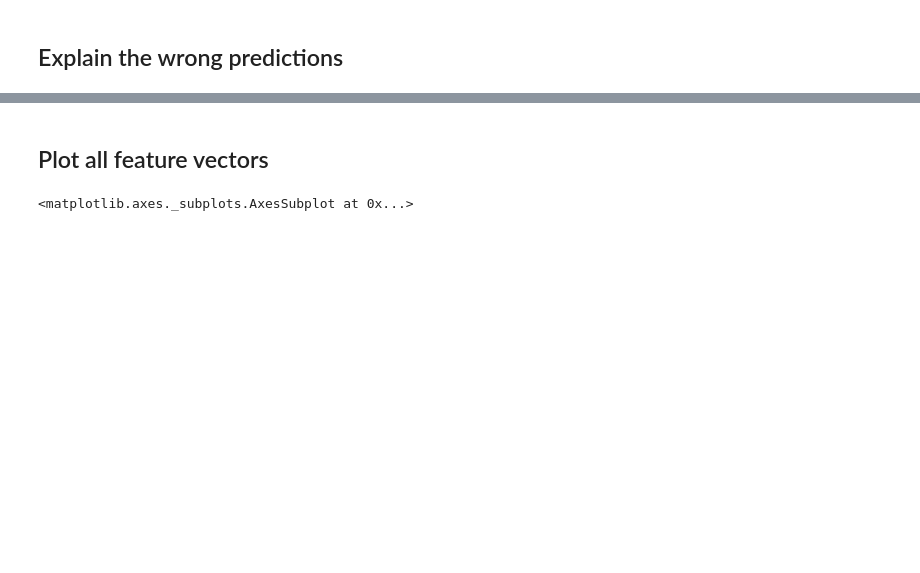
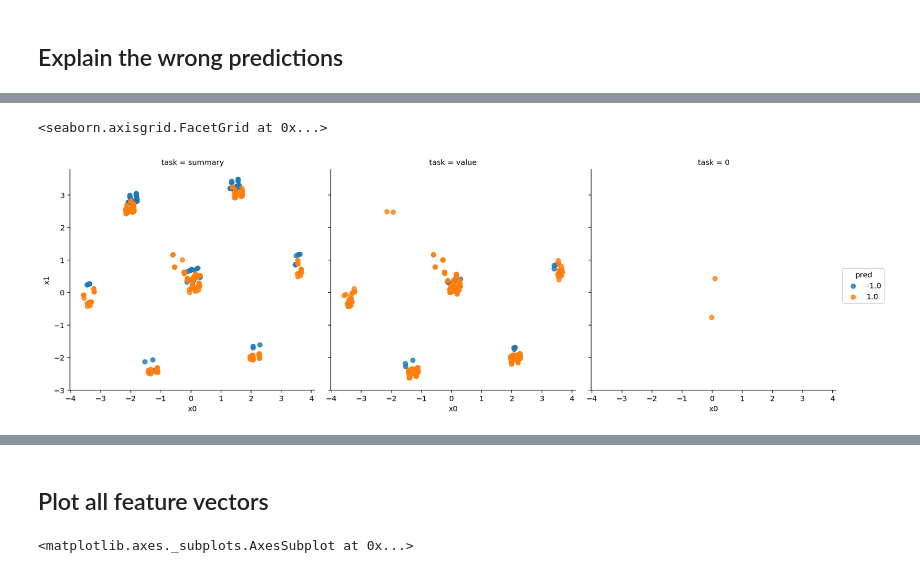
Before and after one commit to uwdata/draco, a Jupyter notebook: notebooks/Linear Model.ipynb, the cells around one changed output, grey strips where cells are left out. Cells and saved outputs as stored; diff of their text form; code cells hidden in the pictures; blank space fills up the shorter version.

```diff
--- a/notebooks/Linear Model.ipynb
+++ b/notebooks/Linear Model.ipynb
@@ -209,3 +209,8 @@ sns.lmplot(x='x0', y='x1', hue='pred', col='source', data=pca_df, fit_reg=False)
+# %%
+sns.lmplot(x='x0', y='x1', hue='pred', col='task', data=pca_df, fit_reg=False)
+# %% [output]
+<seaborn.axisgrid.FacetGrid at 0x...>
+[figure, added]
 # %%
 plt.scatter(x=pca_df.x0, y=pca_df.x1, c=pca_df.score, data=pca_df)
 # %% [output]
```
Also changed, not shown: parts of 14 cells of this notebook, 13 other files.
